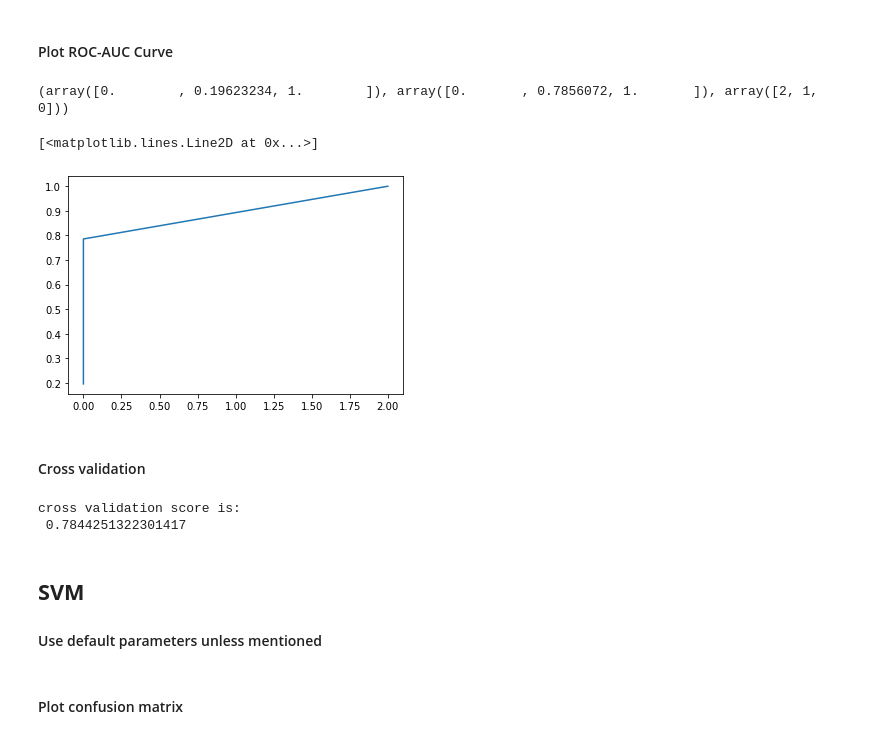
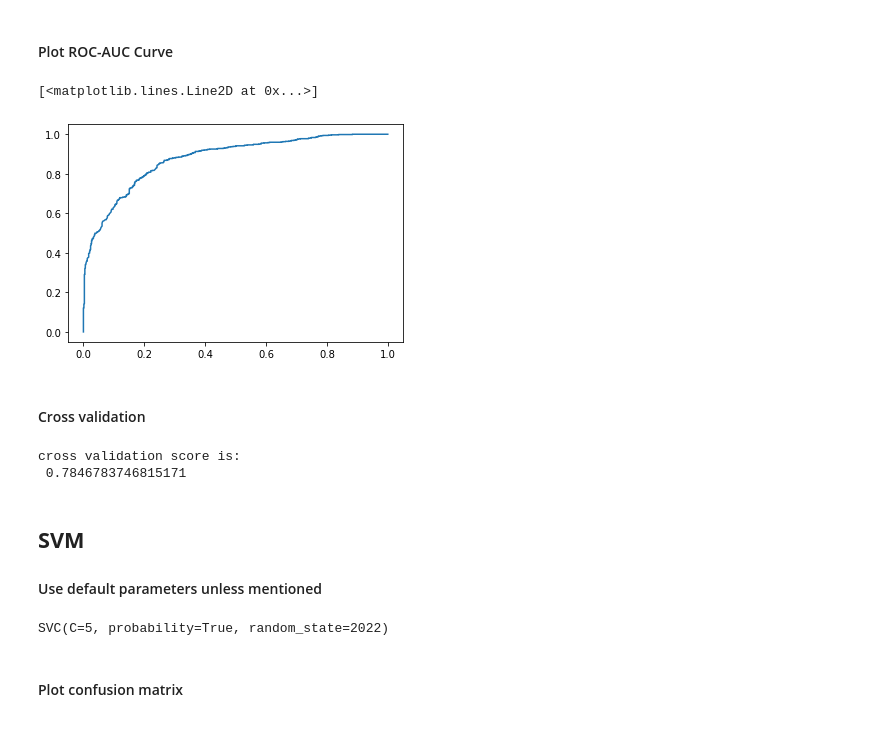
Before and after one commit to HridayAg0102/Summer-Analytics-2022, a Jupyter notebook: Week_3/Assignment/SA2022_W3.ipynb, the cells around one changed output. Saved outputs shown, nothing was run; the diff lists cells and outputs as text; code cells hidden in the pictures.

```diff
--- a/Week_3/Assignment/SA2022_W3.ipynb
+++ b/Week_3/Assignment/SA2022_W3.ipynb
@@ -395,29 +395,19 @@ print(roc_auc_score(y_test, model[:,1]))
 # %%
 ## ======== YOUR CODE HERE ======== ##
 
 ## Set appropriate X label, Y label and Title for the graph
 
 import matplotlib.pyplot as plt
 %matplotlib inline
 
-curve = roc_curve(y_test, y_pred)
-tpr = []
-fpr = []
-threshold = []
+tpr, fpr, threshold = roc_curve(y_test, model[:, -1])
 
-for i in range(len(curve)):
-    tpr.append(curve[i][0])
-    fpr.append(curve[i][1])
-    threshold.append(curve[i][2])
-
-print(curve)
 plt.plot(tpr, fpr)
 
 ## ================================ ##
 # %% [output]
-(array([0.        , 0.19623234, 1.        ]), array([0.       , 0.7856072, 1.       ]), array([2, 1, 0]))
+[<matplotlib.lines.Line2D at 0x...>]
-[<matplotlib.lines.Line2D at 0x...>]
-[figure, old version]
+[figure, new version]
 # %% [markdown]
 #### Cross validation
 # %%
@@ -425,13 +415,13 @@ plt.plot(tpr, fpr)
 
 ## cv=5
 
-cv_score = cross_val_score(logreg, X, y, cv = 5).mean()
+cv_score = cross_val_score(logreg, X_train, y_train, cv = 5).mean()
 print('cross validation score is: \n', cv_score)
 
 ## ================================ ##
 # %% [output]
 cross validation score is:
- 0.7844251322301417
+ 0.7846783746815171
 # %% [markdown]
 ## <b>SVM</b>
 #### Use default parameters unless mentioned
@@ -440,9 +430,12 @@ cross validation score is:
 
 ## parameters: random_state = 2022, C=5, gamma='scale', kernel='rbf', probability=True
 
-
+model_svm = SVC(random_state=2022, C=5, gamma='scale', kernel='rbf', probability=True)
+model_svm.fit(X_train, y_train)
 
 ## ================================ ##
+# %% [output]
+SVC(C=5, probability=True, random_state=2022)
 # %% [markdown]
 #### Plot confusion matrix
 # %%
```
Also changed, not shown: parts of 11 cells of this notebook.
